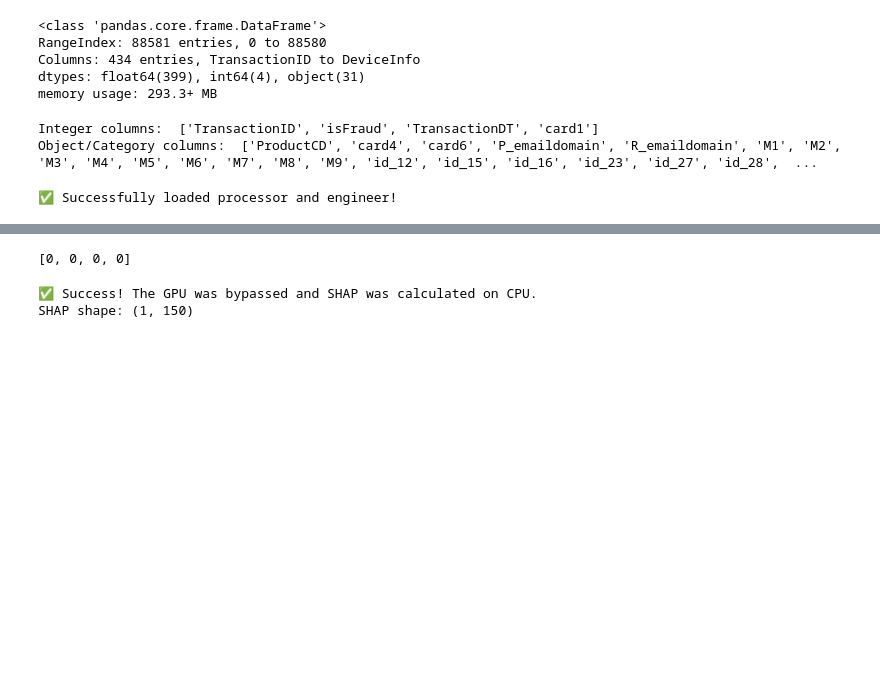
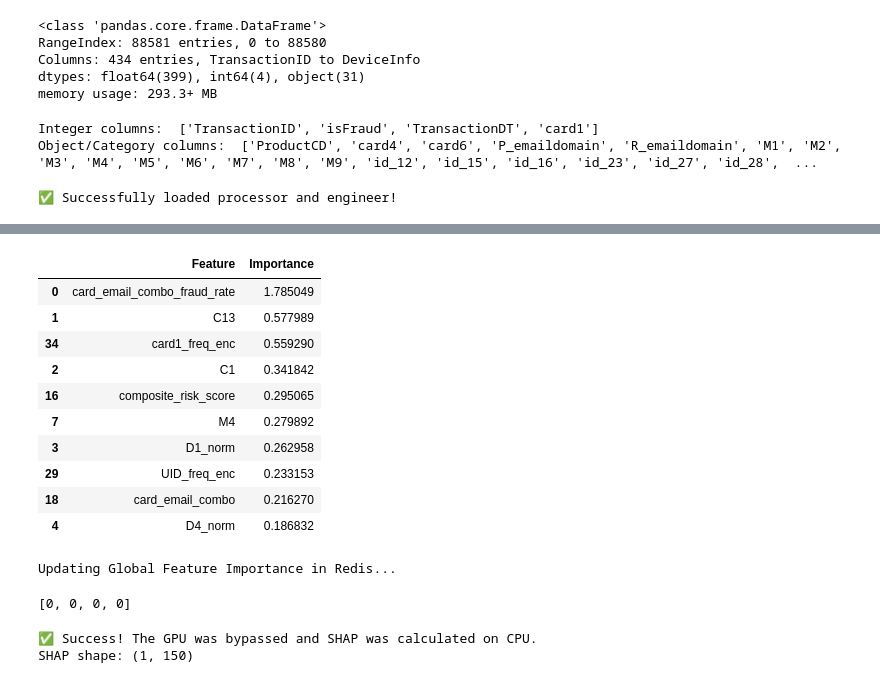
Before and after one commit to kmache/sentinel-fraud-ops, a Jupyter notebook: notebooks/01_exploration.ipynb, the cells around one changed output, grey strips where cells are left out. Saved outputs shown, nothing was run; the diff lists cells and outputs as text; code cells hidden in the pictures; blank space fills up the shorter version.

```diff
--- a/notebooks/01_exploration.ipynb
+++ b/notebooks/01_exploration.ipynb
@@ -856,3 +789,23 @@ for i in range(len(test_row)):
+# %%
+df
+df.sort_values(by='Importance', ascending=False).head(10)
+# %% [output]
+|  | Feature | Importance |
+| 0 | card_email_combo_fraud_rate | 1.785049 |
+| 1 | C13 | 0.577989 |
+| 34 | card1_freq_enc | 0.559290 |
+| 2 | C1 | 0.341842 |
+| 16 | composite_risk_score | 0.295065 |
+| 7 | M4 | 0.279892 |
+| 3 | D1_norm | 0.262958 |
+| 29 | UID_freq_enc | 0.233153 |
+| 18 | card_email_combo | 0.216270 |
+| 4 | D4_norm | 0.186832 |
+# %%
+if batch_avg:
+    print("Updating Global Feature Importance in Redis...")
+# %% [output]
+Updating Global Feature Importance in Redis...
 # %%
 import plotly.graph_objects as go
 
```
Also changed, not shown: parts of 56 cells of this notebook, 22 other files.
